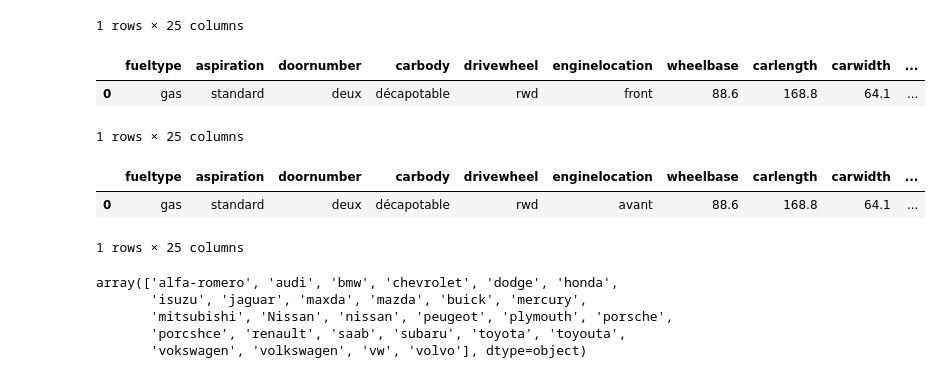
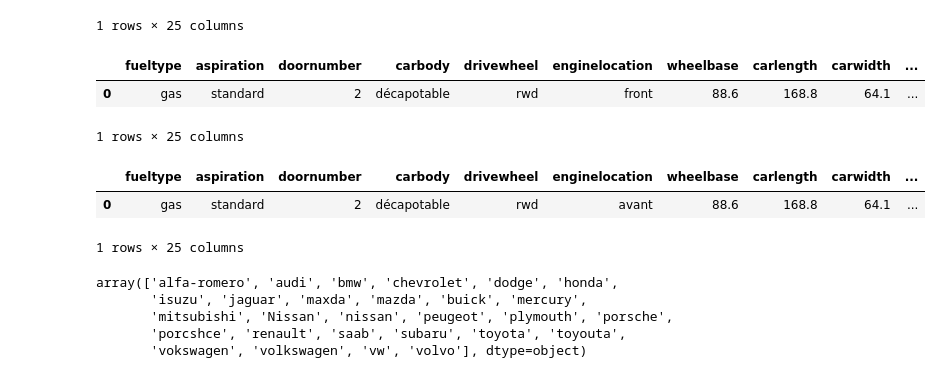
Before and after one commit to Arnaudvila/brief_voiture, a Jupyter notebook: 2_Cleaning.ipynb, the cells around one changed output. Saved outputs shown, nothing was run; the diff lists cells and outputs as text; code cells hidden in the pictures.

```diff
--- a/2_Cleaning.ipynb
+++ b/2_Cleaning.ipynb
@@ -104,23 +104,23 @@ display(df.head(1))
 # %%
 # Traduction
 mapping = {
-    'two': 'deux',
-    'three': 'trois',
-    'four': 'quatre',
-    'five': 'cinq',
-    'six': 'six',
-    'eight': 'huit',
-    'twelve': 'douze',
+    'two': '2',
+    'three': '3',
+    'four': '4',
+    'five': '5',
+    'six': '6',
+    'eight': '8',
+    'twelve': '12',
 }
 
 df['doornumber'] = df['doornumber'].map(mapping)
 df['cylindernumber'] = df['cylindernumber'].map(mapping)
 
 
 display(df.head(1))
 # %% [output]
 |  | fueltype | aspiration | doornumber | carbody | drivewheel | enginelocation | wheelbase | carlength | carwidth | ... |
-| 0 | gas | standard | deux | décapotable | rwd | front | 88.6 | 168.8 | 64.1 | ... |
+| 0 | gas | standard | 2 | décapotable | rwd | front | 88.6 | 168.8 | 64.1 | ... |
 1 rows × 25 columns
 # %%
 def translate_enginelocation(location):
@@ -135,7 +135,7 @@ df['enginelocation'] = df['enginelocation'].apply(lambda x: translate_engineloca
 display(df.head(1))
 # %% [output]
 |  | fueltype | aspiration | doornumber | carbody | drivewheel | enginelocation | wheelbase | carlength | carwidth | ... |
-| 0 | gas | standard | deux | décapotable | rwd | avant | 88.6 | 168.8 | 64.1 | ... |
+| 0 | gas | standard | 2 | décapotable | rwd | avant | 88.6 | 168.8 | 64.1 | ... |
 1 rows × 25 columns
 # %%
 df.marque.unique()
```
Also changed, not shown: parts of 3 cells of this notebook, 6 other files.
